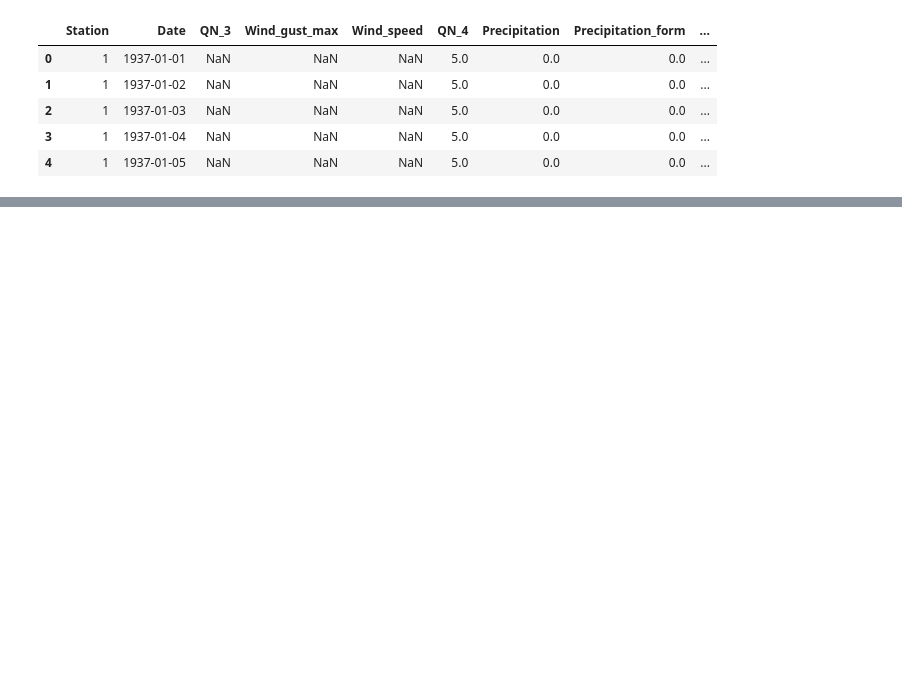
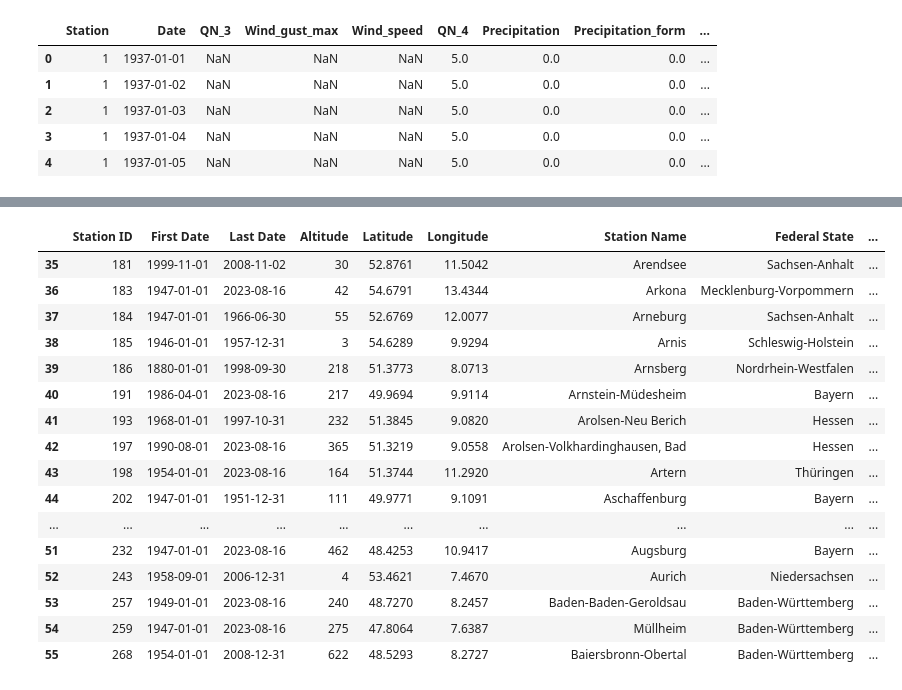
Before and after one commit to hkoenicke/UCDPA_HeikeKoenicke, a Jupyter notebook: WeatherData.ipynb, the cells around one changed output, grey strips where cells are left out. Cells and saved outputs as stored; diff of their text form; code cells hidden in the pictures; blank space fills up the shorter version.

```diff
--- a/WeatherData.ipynb
+++ b/WeatherData.ipynb
@@ -345,5 +266,5 @@ memory usage: 2.1+ GB
 # %%
 # calculate from/to date for each station
-station_dates = df_climate.groupby('Station')['Date'].aggregate(['min','max'])
+station_dates = df_climate.groupby('Station')['Date'].aggregate(['min','max']).reset_index()
 print(station_dates)
 # %% [output]
@@ -375,0 +285,4 @@ memory usage: 29.3+ KB
+# %%
+# rename column name Station to Station ID --> shouldn't be necessary when everything is re-run
+station_dates.rename(columns={'Station':'Station ID'},inplace=True)
+df = pd.merge(df_weather_stations,station_dates,on='Station ID', how='outer')
@@ -375,0 +315,4 @@ memory usage: 29.3+ KB
+# %%
+# drop the 4 stations above which are not in the station list and stations without data from df_weather_stations
+df_weather_stations = pd.merge(df_weather_stations,station_dates,on='Station ID',how='inner')
+df_weather_stations.info()
@@ -375,0 +337,8 @@ memory usage: 29.3+ KB
+# %%
+# Check if there are stations where the first and last measurements are incorrect
+df_weather_stations['min'] = pd.to_datetime(df_weather_stations['min'])
+df_weather_stations['max'] = pd.to_datetime(df_weather_stations['max'])
+df_weather_stations['First Date New'] = df_weather_stations.apply(lambda x: x['First Date'] if x['First Date'] == x['min'] else np.nan, axis = 1)
+df_weather_stations['Last Date New'] = df_weather_stations.apply(lambda x: x['Last Date'] if x['Last Date'] == x['max'] else np.nan, axis = 1)
+yesterday = (datetime.datetime.today() - datetime.timedelta(days=1)).strftime ('%Y-%m-%d')
+df_weather_stations[~(df_weather_stations['Last Date'] == yesterday)  & (df_weather_stations['First Date New'].isnull() | df_weather_stations['Last Date New'].isnull())]
@@ -375,0 +359,20 @@ memory usage: 29.3+ KB
+# %%
+df_weather_stations[35:56]
+# %% [output]
+|  | Station ID | First Date | Last Date | Altitude | Latitude | Longitude | Station Name | Federal State | ... |
+| 35 | 181 | 1999-11-01 | 2008-11-02 | 30 | 52.8761 | 11.5042 | Arendsee | Sachsen-Anhalt | ... |
+| 36 | 183 | 1947-01-01 | 2023-08-16 | 42 | 54.6791 | 13.4344 | Arkona | Mecklenburg-Vorpommern | ... |
+| 37 | 184 | 1947-01-01 | 1966-06-30 | 55 | 52.6769 | 12.0077 | Arneburg | Sachsen-Anhalt | ... |
+| 38 | 185 | 1946-01-01 | 1957-12-31 | 3 | 54.6289 | 9.9294 | Arnis | Schleswig-Holstein | ... |
+| 39 | 186 | 1880-01-01 | 1998-09-30 | 218 | 51.3773 | 8.0713 | Arnsberg | Nordrhein-Westfalen | ... |
+| 40 | 191 | 1986-04-01 | 2023-08-16 | 217 | 49.9694 | 9.9114 | Arnstein-Müdesheim | Bayern | ... |
+| 41 | 193 | 1968-01-01 | 1997-10-31 | 232 | 51.3845 | 9.0820 | Arolsen-Neu Berich | Hessen | ... |
+| 42 | 197 | 1990-08-01 | 2023-08-16 | 365 | 51.3219 | 9.0558 | Arolsen-Volkhardinghausen, Bad | Hessen | ... |
+| 43 | 198 | 1954-01-01 | 2023-08-16 | 164 | 51.3744 | 11.2920 | Artern | Thüringen | ... |
+| 44 | 202 | 1947-01-01 | 1951-12-31 | 111 | 49.9771 | 9.1091 | Aschaffenburg | Bayern | ... |
+| ... | ... | ... | ... | ... | ... | ... | ... | ... | ... |
+| 51 | 232 | 1947-01-01 | 2023-08-16 | 462 | 48.4253 | 10.9417 | Augsburg | Bayern | ... |
+| 52 | 243 | 1958-09-01 | 2006-12-31 | 4 | 53.4621 | 7.4670 | Aurich | Niedersachsen | ... |
+| 53 | 257 | 1949-01-01 | 2023-08-16 | 240 | 48.7270 | 8.2457 | Baden-Baden-Geroldsau | Baden-Württemberg | ... |
+| 54 | 259 | 1947-01-01 | 2023-08-16 | 275 | 47.8064 | 7.6387 | Müllheim | Baden-Württemberg | ... |
+| 55 | 268 | 1954-01-01 | 2008-12-31 | 622 | 48.5293 | 8.2727 | Baiersbronn-Obertal | Baden-Württemberg | ... |
```
Also changed, not shown: parts of 20 cells of this notebook.
